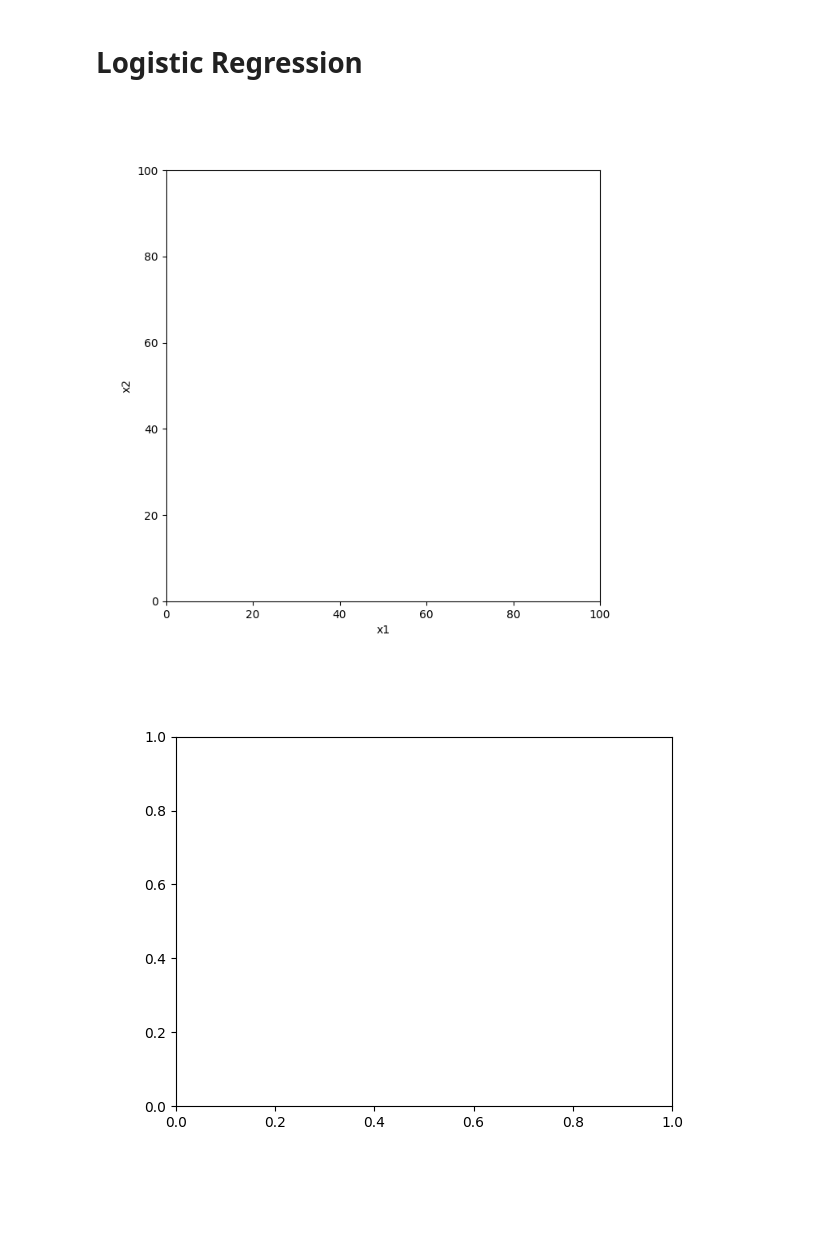
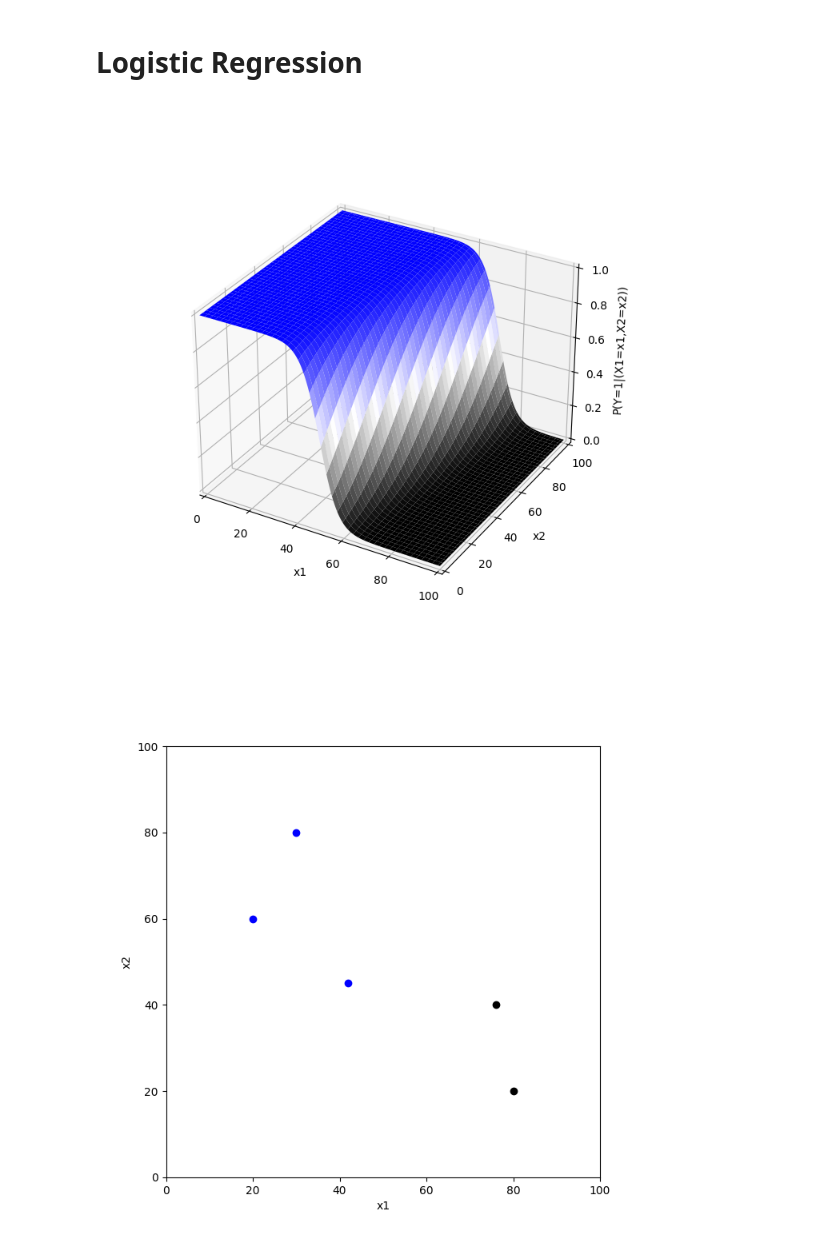
Before and after one commit to Kepins/int-artificial-inteligence-algorithms, a Jupyter notebook: ai_vis.ipynb, the cells around one changed output. Saved outputs shown, nothing was run; the diff lists cells and outputs as text; code cells hidden in the pictures; blank space fills up the shorter version.

Commit message:
Visualizing Logistic Regression

```diff
--- a/ai_vis.ipynb
+++ b/ai_vis.ipynb
@@ -96,9 +97,10 @@ class InteractiveLogisticRegression:
         self.fig2d.canvas.mpl_connect('button_press_event', partial(self.__class__.onclick, self))
 
         # 3d plot
-        fig, ax = plt.subplots()
+        fig = plt.figure(figsize=(7, 7))
+        ax = fig.add_subplot(111, projection='3d')
         self.fig3d = fig
-        self.ax3d = fig
+        self.ax3d = ax
 
         self.__clear_ax()
         if self.points:
@@ -106,15 +108,33 @@ class InteractiveLogisticRegression:
             self.redraw()
 
 
+    def __has_two_classes(self):
+        return [p for p in self.points if p.y==0] and [p for p in self.points if p.y==1]
+
     def __update_model(self):
-        pass
+        if self.__has_two_classes():
+            self.model.fit(
+                np.array([[p.x1, p.x2] for p in self.points]),
+                np.array([p.y for p in self.points]),
+            )
 
     def __clear_ax(self):
+        # 2d plot
         self.ax2d.clear()
         self.ax2d.set_xlim(0, 100)
         self.ax2d.set_ylim(0, 100)
         self.ax2d.set_xlabel("x1")
         self.ax2d.set_ylabel("x2")
+
+        # 3d plot
+        self.ax3d.clear()
+        self.ax3d.set_xlim(0, 100)
+        self.ax3d.set_ylim(0, 100)
+        self.ax3d.set_zlim(0, 1)
+        self.ax3d.set_xlabel("x1")
+        self.ax3d.set_ylabel("x2")
+        self.ax3d.set_zlabel("P(Y=1|(X1=x1,X2=x2))")
+
 
     def __plot_points(self):
         self.ax2d.plot([p.x1 for p in self.points if p.y==1],
@@ -124,14 +144,21 @@ class InteractiveLogisticRegression:
                        [p.x2 for p in self.points if p.y==0],
                        'ko')  # 'ko' specifies a black circle marker
 
-    def __plot_line(self):
-        pass
-        # self.ax2d.plot([0, 100], self.model.predict([[0], [100]]))
+    def __plot_probability(self):
+        if self.__has_two_classes():
+            xx, yy = np.meshgrid(np.arange(0, 100.1, 0.2), np.arange(0, 100.1, 0.2))
+
+            pairs = np.column_stack((xx.ravel(), yy.ravel()))
+
+            zz = np.array([r[1] for r in self.model.predict_proba(pairs)]).reshape(xx.shape)
+
+            # self.ax3d.plot_surface(xx, yy, np.full_like(xx, 0.5))
+            self.ax3d.plot_surface(xx, yy, zz, cmap=LinearSegmentedColormap.from_list('custom', ['black', 'white', 'blue']))
 
     def redraw(self):
         self.__clear_ax()
         self.__plot_points()
-        self.__plot_line()
+        self.__plot_probability()
         plt.show()
 
     def add_point(self, point):
@@ -151,10 +178,10 @@ class InteractiveLogisticRegression:
         plt.close(self.fig2d)
         plt.close(self.fig3d)
 # %%
-interactive_logistic_regression = InteractiveLogisticRegression()
+interactive_logistic_regression = InteractiveLogisticRegression(points=[Point(30, 80, 1), Point(20, 60, 1), Point(42, 45, 1), Point(80, 20, 0), Point(76, 40, 0)])
 # %% [output]
-[figure, old version]
+[figure, new version]
-[figure, old version]
+[figure, new version]
 # %%
 interactive_logistic_regression.cleanup()
 del interactive_logistic_regression
```
Also changed, not shown: parts of 3 cells of this notebook.
